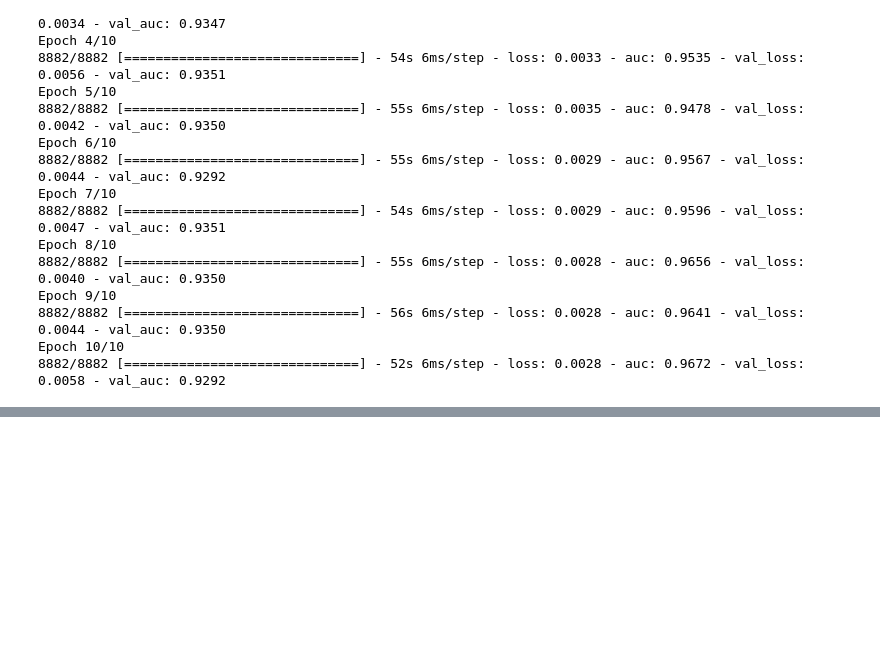
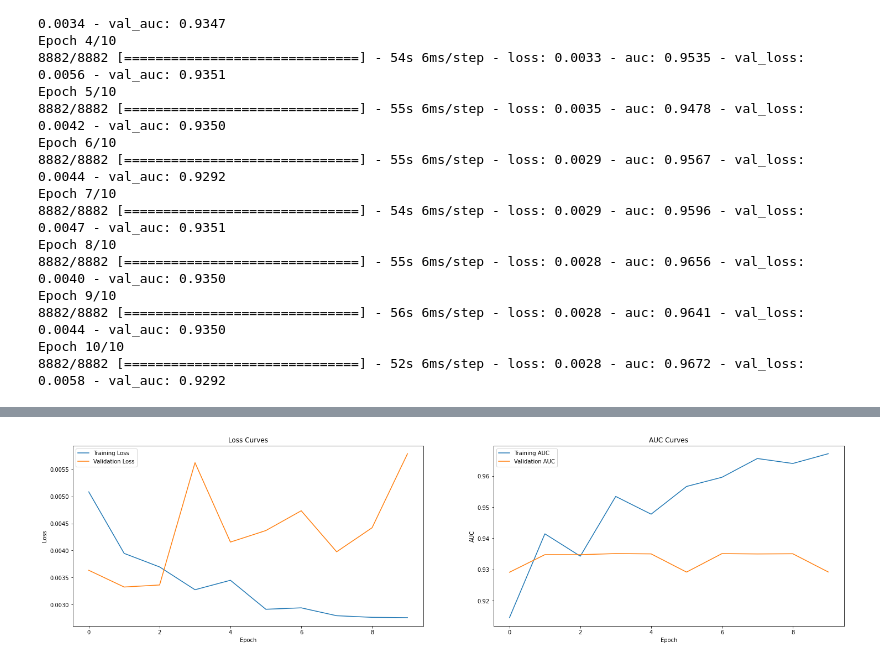
Before and after one commit to Penzragon/Credit-Card-Fraud-Detection, a Jupyter notebook: script.ipynb, the cells around one changed output, grey strips where cells are left out. Cells and saved outputs as stored; diff of their text form; code cells hidden in the pictures; blank space fills up the shorter version.

```diff
--- a/script.ipynb
+++ b/script.ipynb
@@ -289,0 +292,3 @@ Epoch 10/10
+# %%
+metrics = pd.DataFrame(history.history)
+metrics.head()
@@ -289,0 +302,19 @@ Epoch 10/10
+# %%
+plt.figure(figsize=(25, 6))
+plt.subplot(1, 2, 1)
+plt.plot(metrics.loss, label='Training Loss')
+plt.plot(metrics.val_loss, label='Validation Loss')
+plt.title('Loss Curves')
+plt.xlabel('Epoch')
+plt.ylabel('Loss')
+plt.legend()
+plt.subplot(1, 2, 2)
+plt.plot(metrics.auc, label='Training AUC')
+plt.plot(metrics.val_auc, label='Validation AUC')
+plt.title('AUC Curves')
+plt.xlabel('Epoch')
+plt.ylabel('AUC')
+plt.legend()
+plt.show()
+# %% [output]
+[figure, added]
```
Also changed, not shown: parts of 2 cells of this notebook.
